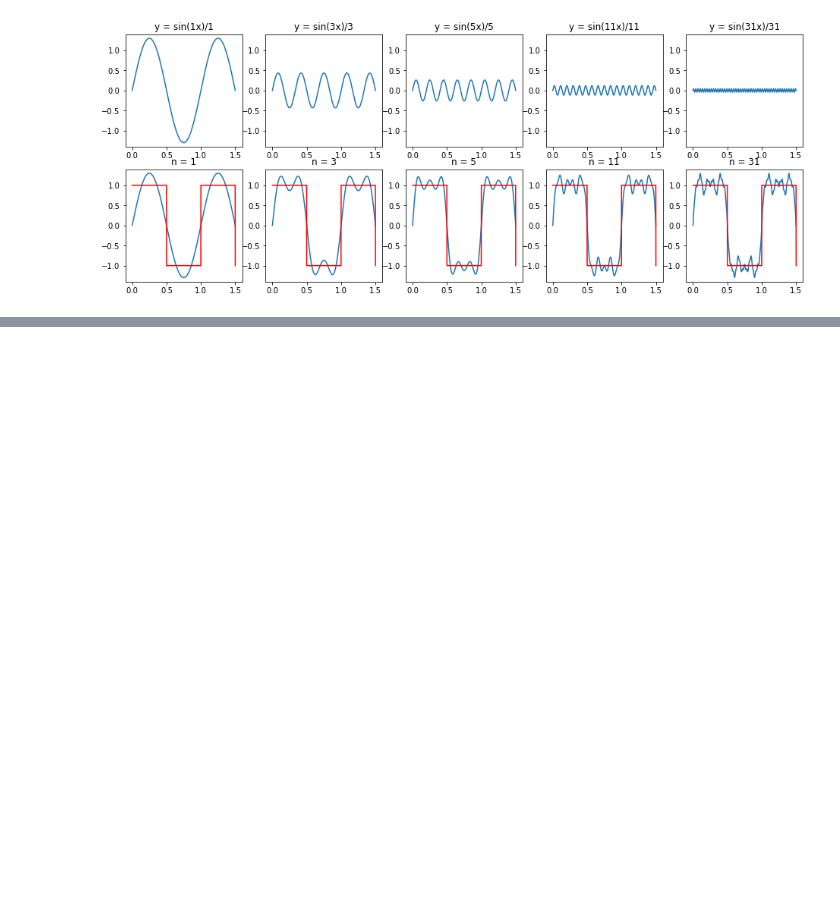
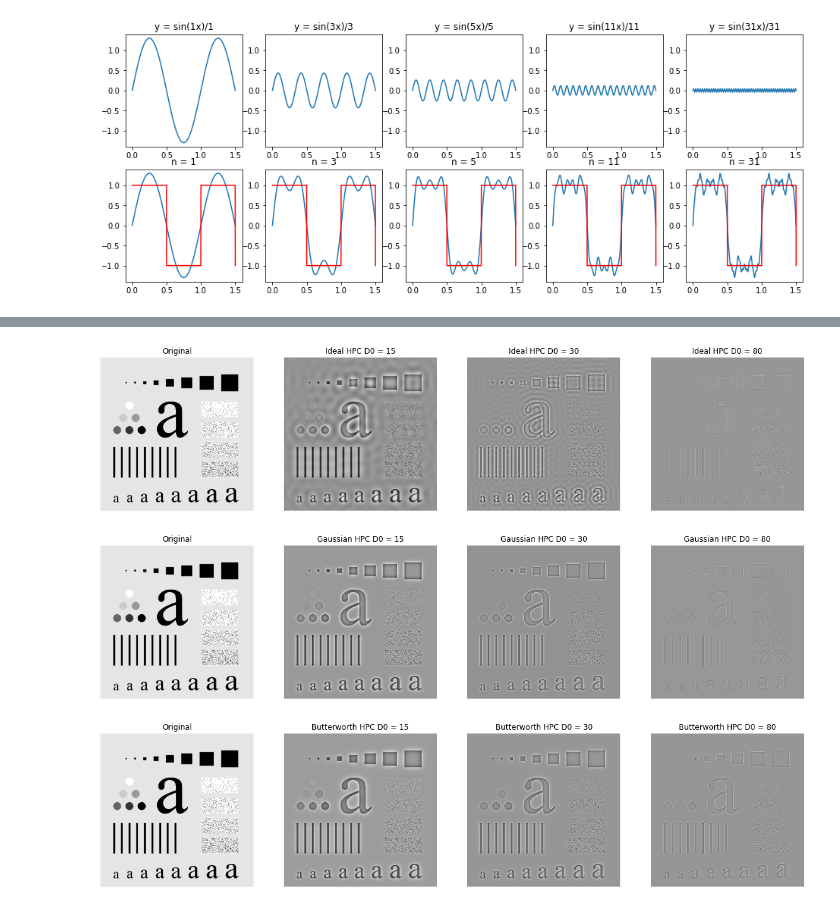
Before and after one commit to michielgoethals/digital_image_processing, a Jupyter notebook: Frequency domain filtering.ipynb, the cells around one changed output, grey strips where cells are left out. Drawn from its saved outputs; the diff is of its cells as text; code cells hidden in the pictures; blank space fills up the shorter version.

```diff
--- a/Frequency domain filtering.ipynb
+++ b/Frequency domain filtering.ipynb
@@ -160,3 +205,76 @@ plt.imshow(g, cmap = 'gray')
+# %%
+#test of HPC
+
+ideal_15 = hpcfilter(letter.shape, ftype='ideal', D0 = 15)
+ideal_15 = np.real(ifft2(fftshift(F*ideal_15), letter.shape))
+
+ideal_30 = hpcfilter(letter.shape, ftype='ideal', D0 = 30)
+ideal_30 = np.real(ifft2(fftshift(F*ideal_30), letter.shape))
+
+ideal_80 = hpcfilter(letter.shape, ftype='ideal', D0 = 80)
+ideal_80 = np.real(ifft2(fftshift(F*ideal_80), letter.shape))
+
+fig, axes = plt.subplots(ncols=4, figsize=(20, 5))
+ax = axes.ravel()
+[axi.set_axis_off() for axi in ax.ravel()]
+ax[0].imshow(letter, cmap='gray')
+ax[0].set_title('Original')
+ax[1].imshow(ideal_15, cmap='gray')
+ax[1].set_title('Ideal HPC D0 = 15')
+ax[2].imshow(ideal_30, cmap='gray')
+ax[2].set_title('Ideal HPC D0 = 30')
+ax[3].imshow(ideal_80, cmap='gray')
+ax[3].set_title('Ideal HPC D0 = 80')
+plt.show()
+
+gaussian_15 = hpcfilter(letter.shape, ftype='gaussian', D0 = 15)
+gaussian_15 = np.real(ifft2(fftshift(F*gaussian_15), letter.shape))
+
+gaussian_30 = hpcfilter(letter.shape, ftype='gaussian', D0 = 30)
+gaussian_30 = np.real(ifft2(fftshift(F*gaussian_30), letter.shape))
+
+gaussian_80 = hpcfilter(letter.shape, ftype='gaussian', D0 = 85)
+gaussian_80 = np.real(ifft2(fftshift(F*gaussian_80), letter.shape))
+
+
+fig, axes = plt.subplots(ncols=4, figsize=(20, 5))
+ax = axes.ravel()
+[axi.set_axis_off() for axi in ax.ravel()]
+ax[0].imshow(letter, cmap='gray')
+ax[0].set_title('Original')
+ax[1].imshow(gaussian_15, cmap='gray')
+ax[1].set_title('Gaussian HPC D0 = 15')
+ax[2].imshow(gaussian_30, cmap='gray')
+ax[2].set_title('Gaussian HPC D0 = 30')
+ax[3].imshow(gaussian_80, cmap='gray')
+ax[3].set_title('Gaussian HPC D0 = 80')
+plt.show()
+
+butterworth_15 = hpcfilter(letter.shape, ftype='butterworth', D0 = 15)
+butterworth_15 = np.real(ifft2(fftshift(F*butterworth_15), letter.shape))
+
+butterworth_30 = hpcfilter(letter.shape, ftype='butterworth', D0 = 30)
+butterworth_30 = np.real(ifft2(fftshift(F*butterworth_30), letter.shape))
+
+butterworth_80 = hpcfilter(letter.shape, ftype='butterworth', D0 = 80)
+butterworth_80 = np.real(ifft2(fftshift(F*butterworth_80), letter.shape))
+
+fig, axes = plt.subplots(ncols=4, figsize=(20, 5))
+ax = axes.ravel()
+[axi.set_axis_off() for axi in ax.ravel()]
+ax[0].imshow(letter, cmap='gray')
+ax[0].set_title('Original')
+ax[1].imshow(butterworth_15, cmap='gray')
+ax[1].set_title('Butterworth HPC D0 = 15')
+ax[2].imshow(butterworth_30, cmap='gray')
+ax[2].set_title('Butterworth HPC D0 = 30')
+ax[3].imshow(butterworth_80, cmap='gray')
+ax[3].set_title('Butterworth HPC D0 = 80')
+plt.show()
+# %% [output]
+[figure, added]
+[figure, added]
+[figure, added]
 # %%
 #dia 51: High frequency emphasis filtering and histogram equalization for image enhancement
 
```
Also changed, not shown: parts of 4 cells of this notebook.
